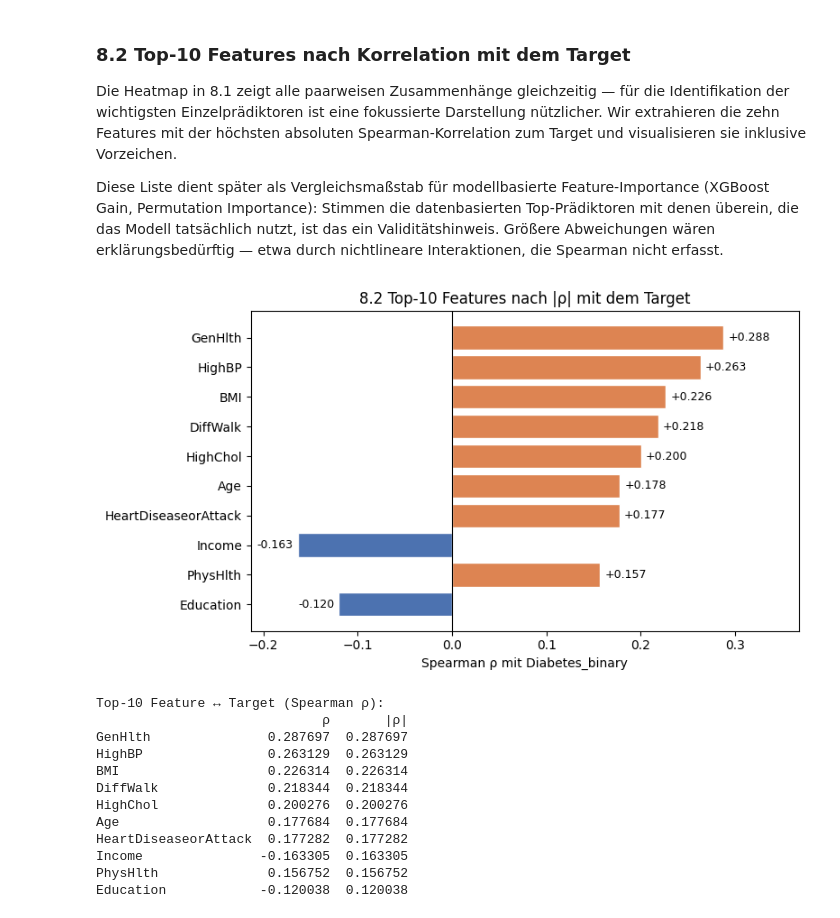
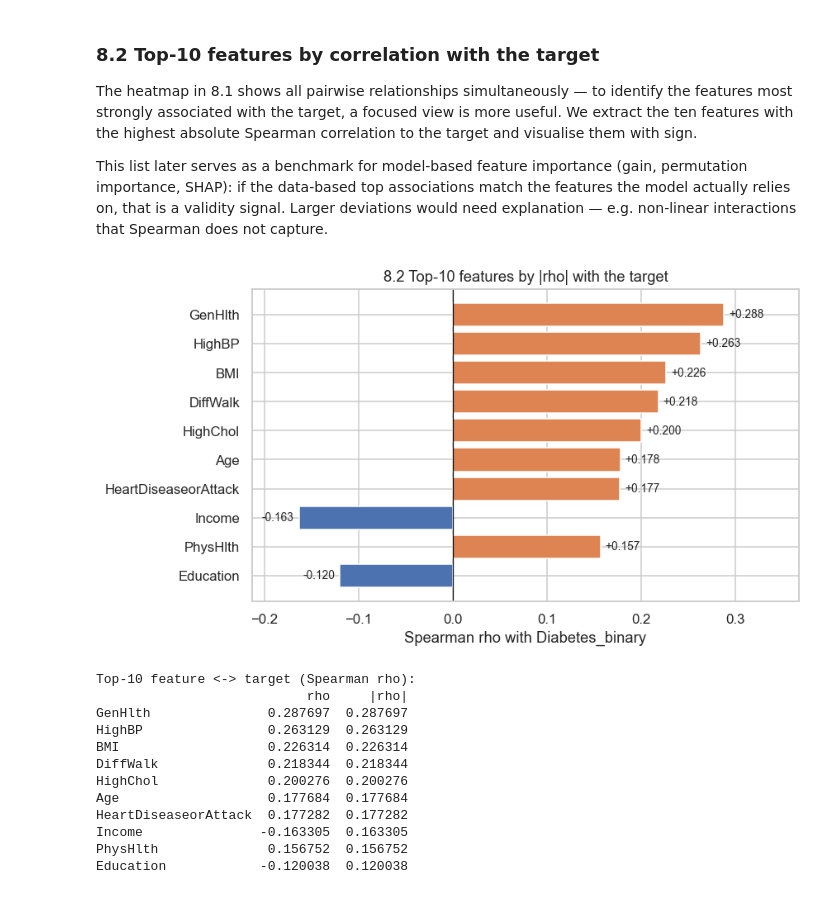
Before and after one commit to Hasher26/Diabetes-Prediction-Hasher, a Jupyter notebook: notebooks/02_data_understanding.ipynb, the cells around one changed output. Saved outputs shown, nothing was run; the diff lists cells and outputs as text; code cells hidden in the pictures.

Commit message:
docs(NB01, NB02): update business understanding and data understanding notebooks
Co-Authored-By: Claude Sonnet 4.6 <noreply@anthropic.com>

```diff
--- a/notebooks/02_data_understanding.ipynb
+++ b/notebooks/02_data_understanding.ipynb
@@ -312,5 +354,5 @@ Bevor wir die Features in Bezug auf das Target analysieren, schauen wir uns ihre
 # %%
-# Feature-Gruppen einmalig definieren — werden in Abschnitten 6 und 7 wiederverwendet
+# Define feature groups once - reused in Sections 6, 7, 8, 9
 BINARY_COLS  = ["HighBP", "HighChol", "CholCheck", "Smoker", "Stroke",
                 "HeartDiseaseorAttack", "PhysActivity", "Fruits", "Veggies",
                 "HvyAlcoholConsump", "AnyHealthcare", "NoDocbcCost", "DiffWalk", "Sex"]
@@ -318,19 +360,21 @@ ORDINAL_COLS = ["GenHlth", "Age", "Education", "Income"]
 COUNT_COLS   = ["MentHlth", "PhysHlth"]
 NUMERIC_COLS = ["BMI"]
 
-# Anteil positiver Ausprägung (= 1) pro binärem Feature
+# Share of positive value (= 1) per binary feature, sorted ascending
 prev_bin = df[BINARY_COLS].mean().sort_values()
 
 fig, ax = plt.subplots(figsize=(8, 5))
+# colour: blue if the feature is mostly 0 (<50 %), orange if mostly 1 (>=50 %)
 colors = ["#4C72B0" if v < 0.5 else "#DD8452" for v in prev_bin.values]
 bars = ax.barh(prev_bin.index, prev_bin.values * 100, color=colors, edgecolor="white")
-ax.axvline(50, color="black", linestyle="--", linewidth=0.8, alpha=0.6)
+ax.axvline(50, color="black", linestyle="--", linewidth=0.8, alpha=0.6)   # 50/50 reference
 for bar, val in zip(bars, prev_bin.values):
     ax.text(bar.get_width() + 0.5, bar.get_y() + bar.get_height() / 2,
             f"{val*100:.1f} %", va="center", fontsize=8.5)
-ax.set_xlabel("Anteil = 1 (%)")
+ax.set_xlabel("Share = 1 (%)")
 ax.set_xlim(0, 105)
-ax.set_title("6.1 Binäre Features: Anteil positiver Ausprägung", fontsize=12)
+ax.set_title("6.1 Binary features: share of positive value", fontsize=12)
 plt.tight_layout()
+fig.savefig(OUTPUT_DIR / "06_binary_feature_prevalence.png", dpi=150, bbox_inches="tight")
 plt.show()
 # %% [output]
@@ -362,11 +396,13 @@ positiven Klasse deutlich überrepräsentiert ist.
 # %%
+# Human-readable labels for the ordinal categories (code -> meaning)
 ordinal_labels = {
-    "GenHlth":   {1: "Ausgezeichnet", 2: "Sehr gut", 3: "Gut", 4: "In Ordnung", 5: "Schlecht"},
-    "Age":       {i: f"Gr. {i}" for i in range(1, 14)},
-    "Education": {1: "Keine", 2: "Kl. 1–8", 3: "Kl. 9–11", 4: "HS-Abschluss", 5: "College <4J", 6: "College ≥4J"},
-    "Income":    {i: f"Stf. {i}" for i in range(1, 9)},
+    "GenHlth":   {1: "Excellent", 2: "Very good", 3: "Good", 4: "Fair", 5: "Poor"},
+    "Age":       {i: f"Grp {i}" for i in range(1, 14)},
+    "Education": {1: "None", 2: "Gr 1-8", 3: "Gr 9-11", 4: "HS grad", 5: "College <4y", 6: "College >=4y"},
+    "Income":    {i: f"Lvl {i}" for i in range(1, 9)},
 }
 
+# One frequency bar chart per ordinal feature, annotated with each category's share (%)
 fig, axes = plt.subplots(2, 2, figsize=(12, 7))
 axes = axes.flatten()
 
@@ -377,13 +413,14 @@ for ax, col in zip(axes, ORDINAL_COLS):
     ax.set_xticks(range(len(counts)))
     ax.set_xticklabels(labels, rotation=30, ha="right", fontsize=8)
     ax.set_title(col, fontsize=11)
-    ax.set_ylabel("Anzahl")
+    ax.set_ylabel("Count")
     ax.yaxis.set_major_formatter(mticker.FuncFormatter(lambda x, _: f"{int(x):,}"))
     for bar, n in zip(bars, counts.values):
         ax.text(bar.get_x() + bar.get_width() / 2, bar.get_height() + 500,
                 f"{n/len(df)*100:.1f}%", ha="center", va="bottom", fontsize=7)
 
-plt.suptitle("6.2 Ordinale Features: Häufigkeitsverteilungen", fontsize=13, y=1.01)
+plt.suptitle("6.2 Ordinal features: frequency distributions", fontsize=13, y=1.01)
 plt.tight_layout()
+fig.savefig(OUTPUT_DIR / "06_2_ordinal_distributions.png", dpi=150, bbox_inches="tight")
 plt.show()
 # %% [output]
@@ -838,52 +763,44 @@ Der Befund wird nicht kausal interpretiert.
 # %% [markdown]
-### 8.2 Top-10 Features nach Korrelation mit dem Target
+### 8.2 Top-10 features by correlation with the target
 
-Die Heatmap in 8.1 zeigt alle paarweisen Zusammenhänge gleichzeitig — für die
-Identifikation der wichtigsten Einzelprädiktoren ist eine fokussierte Darstellung
-nützlicher. Wir extrahieren die zehn Features mit der höchsten absoluten Spearman-Korrelation
-zum Target und visualisieren sie inklusive Vorzeichen.
+The heatmap in 8.1 shows all pairwise relationships simultaneously — to identify the features most strongly associated with the target, a focused view is more useful. We extract the ten features with the highest absolute Spearman correlation to the target and visualise them with sign.
 
-Diese Liste dient später als Vergleichsmaßstab für modellbasierte Feature-Importance
-(XGBoost Gain, Permutation Importance): Stimmen die datenbasierten Top-Prädiktoren mit
-denen überein, die das Modell tatsächlich nutzt, ist das ein Validitätshinweis. Größere
-Abweichungen wären erklärungsbedürftig — etwa durch nichtlineare Interaktionen, die
-Spearman nicht erfasst.
+This list later serves as a benchmark for model-based feature importance (gain, permutation importance, SHAP): if the data-based top associations match the features the model actually relies on, that is a validity signal. Larger deviations would need explanation — e.g. non-linear interactions that Spearman does not capture.
 # %%
-# --- 8.2 Top-10 Feature ↔ Target (nach |ρ|) ---
+# --- 8.2 Top-10 features by |rho| with the target ---
 target_corr = (
     corr_df["Diabetes_binary"]
     .drop("Diabetes_binary")
     .rename("rho")
     .to_frame()
     .assign(abs_rho=lambda d: d["rho"].abs())
     .sort_values("abs_rho", ascending=False)
 )
 
 top10 = target_corr.head(10)
 
+# Horizontal bars coloured by sign (orange = positive, blue = negative), annotated with rho
 fig, ax = plt.subplots(figsize=(8, 4.5))
 colors = ["#DD8452" if r > 0 else "#4C72B0" for r in top10["rho"]]
 bars = ax.barh(top10.index[::-1], top10["rho"][::-1], color=colors[::-1], edgecolor="white")
 ax.axvline(0, color="black", linewidth=0.8)
 for bar, val in zip(bars, top10["rho"][::-1]):
     xpos = val + (0.005 if val >= 0 else -0.005)
     ha = "left" if val >= 0 else "right"
     ax.text(xpos, bar.get_y() + bar.get_height() / 2, f"{val:+.3f}", va="center", ha=ha, fontsize=9)
-ax.set_xlabel("Spearman ρ mit Diabetes_binary")
-ax.set_title("8.2 Top-10 Features nach |ρ| mit dem Target", fontsize=12)
-ax.set_xlim(
-    min(top10["rho"].min() - 0.05, -0.05),
-    max(top10["rho"].max() + 0.08, 0.05)
-)
+ax.set_xlabel("Spearman rho with Diabetes_binary")
+ax.set_title("8.2 Top-10 features by |rho| with the target", fontsize=12)
+ax.set_xlim(min(top10["rho"].min() - 0.05, -0.05), max(top10["rho"].max() + 0.08, 0.05))
 plt.tight_layout()
+fig.savefig(OUTPUT_DIR / "08_2_top10_target.png", dpi=150, bbox_inches="tight")
 plt.show()
 
-print("Top-10 Feature ↔ Target (Spearman ρ):")
-print(top10[["rho", "abs_rho"]].rename(columns={"rho": "ρ", "abs_rho": "|ρ|"}).to_string())
+print("Top-10 feature <-> target (Spearman rho):")
+print(top10.rename(columns={"abs_rho": "|rho|"}).to_string())
 # %% [output]
-[figure, old version]
+[figure, new version]
-Top-10 Feature ↔ Target (Spearman ρ):
-                             ρ       |ρ|
+Top-10 feature <-> target (Spearman rho):
+                           rho     |rho|
 GenHlth               0.287697  0.287697
 HighBP                0.263129  0.263129
 BMI                   0.226314  0.226314
```
Also changed, not shown: parts of 56 cells of this notebook, 1 other file.
